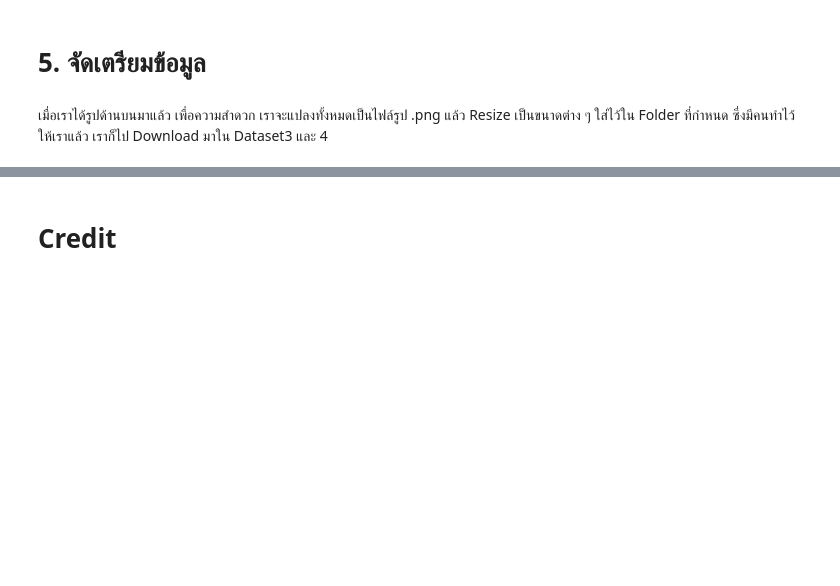
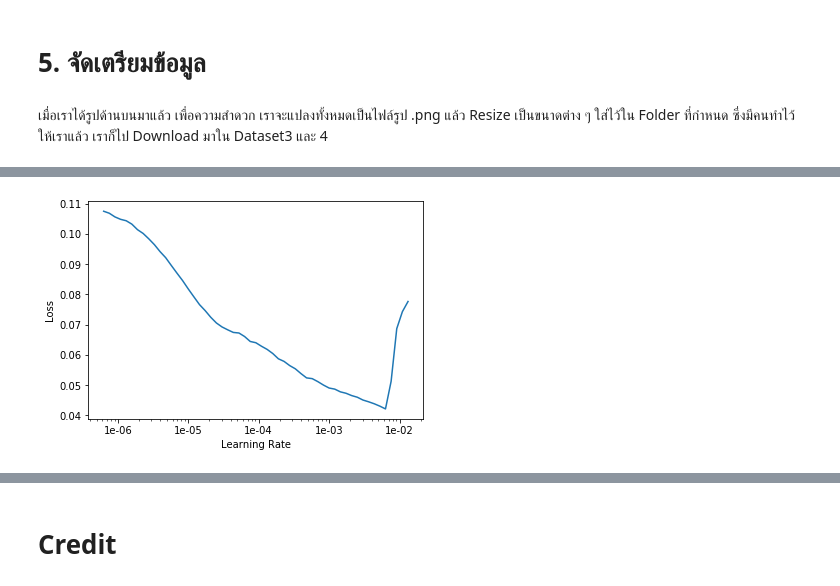
Before and after one commit to gnoparus/bualabs, a Jupyter notebook: nbs/03b-image-segmentation-siim-acr-pneumothorax-segmentation.ipynb, the cells around one changed output, grey strips where cells are left out. Cells and saved outputs as stored; diff of their text form; code cells hidden in the pictures; blank space fills up the shorter version.

Commit message:
Created u-net fit_one_cycle and dice metrics.

```diff
--- a/nbs/03b-image-segmentation-siim-acr-pneumothorax-segmentation.ipynb
+++ b/nbs/03b-image-segmentation-siim-acr-pneumothorax-segmentation.ipynb
@@ -324,0 +329,2 @@ data.show_batch()
+# %%
+learn = unet_learner(data, models.resnet34, metrics=[dice], callback_fns=ShowGraph)
@@ -324,0 +336,4 @@ data.show_batch()
+# %%
+learn.recorder.plot()
+# %% [output]
+[figure, added]
```
Also changed, not shown: parts of 9 cells of this notebook.
